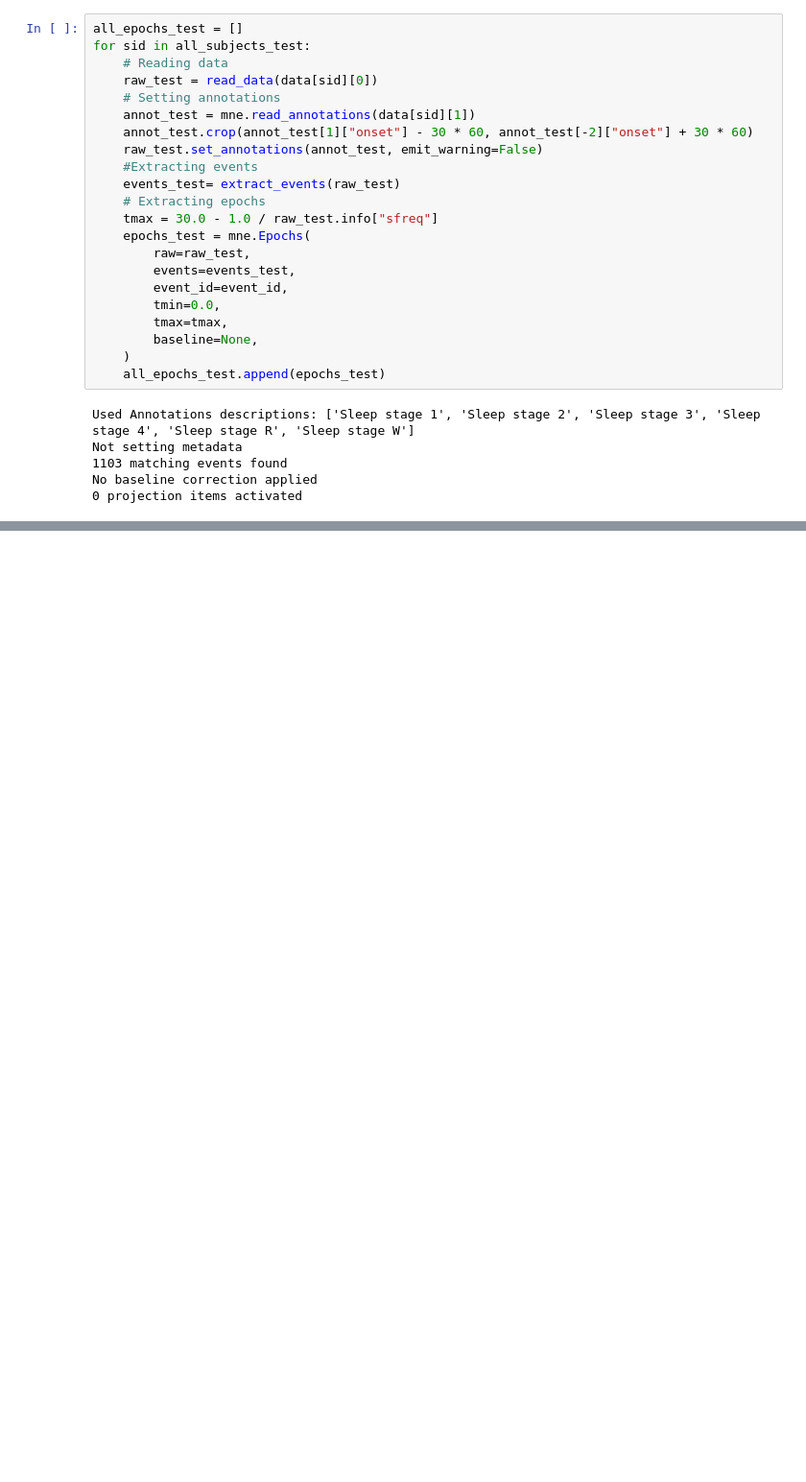
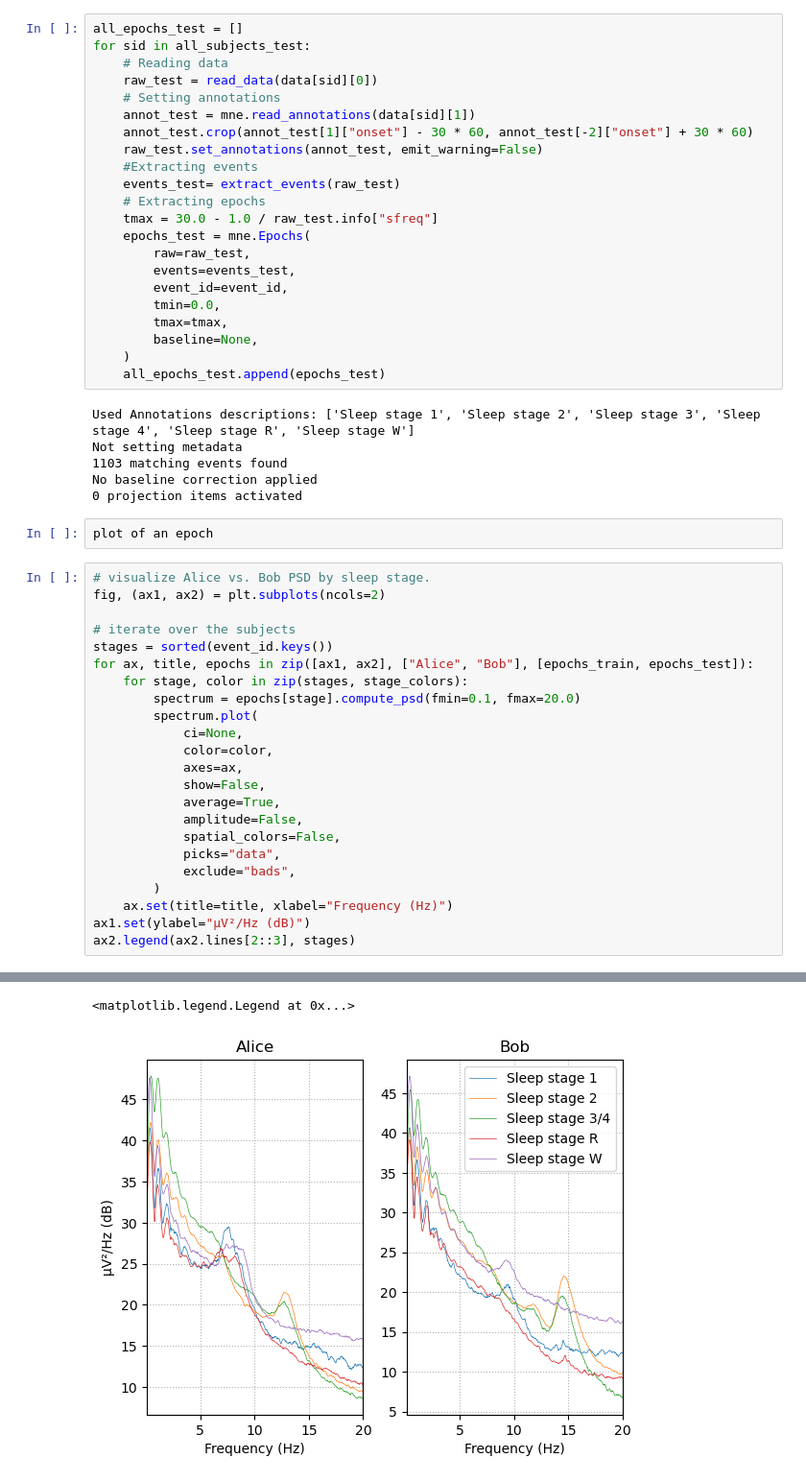
Before and after one commit to Lunix0/Sleep-stage-classification-from-polysomnography-data, a Jupyter notebook: Untitled.ipynb, the cells around one changed output, grey strips where cells are left out. Shown: that part at 96% size. Drawn from its saved outputs; the diff is of its cells as text; blank space fills up the shorter version.

```diff
--- a/Untitled.ipynb
+++ b/Untitled.ipynb
@@ -98,3 +130,29 @@ Not setting metadata
 1103 matching events found
 No baseline correction applied
 0 projection items activated
+# %%
+plot of an epoch
+# %%
+# visualize Alice vs. Bob PSD by sleep stage.
+fig, (ax1, ax2) = plt.subplots(ncols=2)
+
+# iterate over the subjects
+stages = sorted(event_id.keys())
+for ax, title, epochs in zip([ax1, ax2], ["Alice", "Bob"], [epochs_train, epochs_test]):
+    for stage, color in zip(stages, stage_colors):
+        spectrum = epochs[stage].compute_psd(fmin=0.1, fmax=20.0)
+        spectrum.plot(
+            ci=None,
+            color=color,
+            axes=ax,
+            show=False,
+            average=True,
+            amplitude=False,
+            spatial_colors=False,
+            picks="data",
+            exclude="bads",
+        )
+    ax.set(title=title, xlabel="Frequency (Hz)")
+ax1.set(ylabel="µV²/Hz (dB)")
+ax2.legend(ax2.lines[2::3], stages)
+# %% [output]
@@ -100,0 +176,2 @@ No baseline correction applied
+<matplotlib.legend.Legend at 0x...>
+[figure, added]
```
Also changed, not shown: parts of 3 cells of this notebook.
